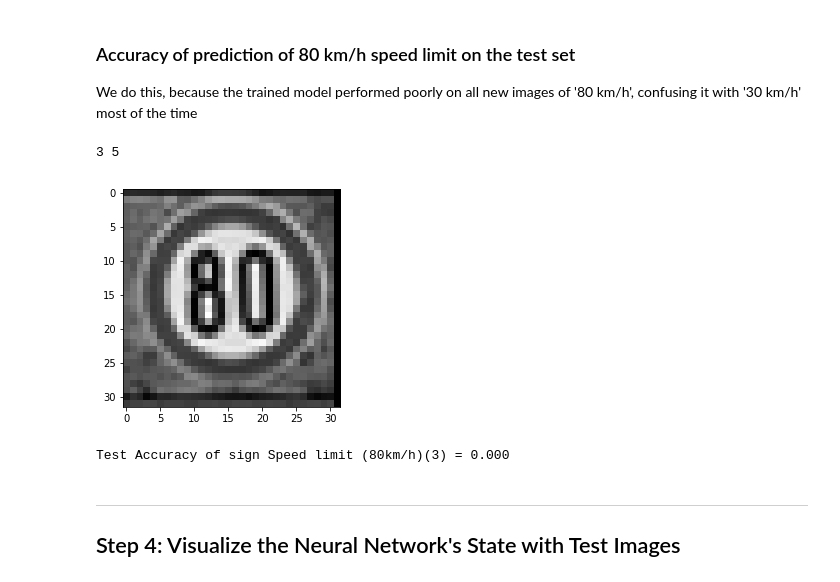
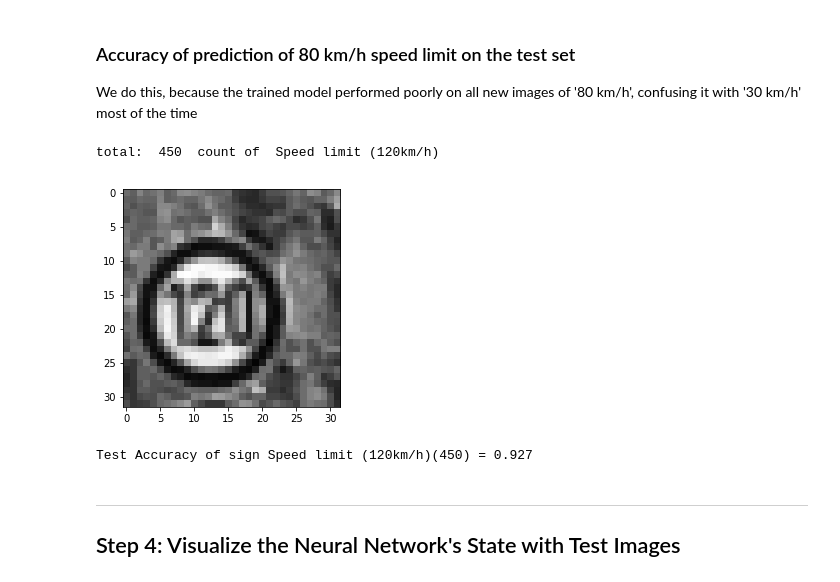
Before and after one commit to khushn/carnd_p2, a Jupyter notebook: Traffic_Sign_Classifier.ipynb, the cells around one changed output. Saved outputs shown, nothing was run; the diff lists cells and outputs as text; code cells hidden in the pictures.

Commit message:
New images part updated.

```diff
--- a/Traffic_Sign_Classifier.ipynb
+++ b/Traffic_Sign_Classifier.ipynb
@@ -466,11 +466,11 @@ def read_all_images(img_files, plot=False):
     return new_img_arr
 
 #images got from the web
-new_images=['3_5_ton.jpg', 'children.jpg', 'no_entry.jpg', 'sl_70.jpg', 'sl_80.jpg', 'sl_100.jpg', 'sl_80_2.jpg',
+new_images=['sl_80_from_test.jpg', '3_5_ton.jpg', 'children.jpg', 'no_entry.jpg', 'sl_70.jpg', 'sl_120.jpg', 'sl_100.jpg', 'sl_80_2.jpg',
             'stop.jpg', 'wild_animals.jpg', 'pedestrians.jpg', 'priority.jpg', 'sl_80_4.jpg']
 
 #their y values
-y_new_images=[10, 28, 17, 4, 5, 7, 5,
+y_new_images=[5, 10, 28, 17, 4, 8, 7, 5,
              14, 31, 27, 12, 5]
 
-rd_imgs=read_all_images(new_images, True)
+rd_imgs=read_all_images(new_images, False)
@@ -607,38 +594,41 @@ We do this, because the trained model performed poorly on all new images of '80
 # %%
 def extract_images_of_type(sign_id, x_arr, y_arr):
     filtered_x=[]
     filtered_y=[]
     for i, v in enumerate(y_arr):
         if v==sign_id:
             filtered_x.append(x_arr[i])
             filtered_y.append(y_arr[i])
     return filtered_x, filtered_y
 
 #agg_acc=0.
 #sumn=0.
+#sl 80
 filter_id=5
+#sl 120
+filter_id=8
 sign_name = sign_dict[filter_id]
 #print('filtering sign: ', sign_name)
-x_filter, y_filter=extract_images_of_type(filter_id, rd_imgs, y_new_images)
+x_filter, y_filter=extract_images_of_type(filter_id, X_test, y_test)
 n = len(x_filter)
-print(n, y_filter[1])
+print('total: ', n, ' count of ', sign_dict[y_filter[1]])
 
 plot_img(x_filter[1])
 
 with tf.Session() as sess:
     saver.restore(sess, tf.train.latest_checkpoint('.'))
 
     test_accuracy = evaluate(x_filter, y_filter)
     #agg_acc+=n*test_accuracy
     #sumn+=n
     print("Test Accuracy of sign "+ sign_name + "(" + str(n) + ") = {:.3f}".format(test_accuracy))
 
 #agg_acc/=sumn
 #print('Overall accuracy: ', agg_acc)
 # %% [output]
-3 5
+total:  450  count of  Speed limit (120km/h)
-[figure, old version]
+[figure, new version]
-Test Accuracy of sign Speed limit (80km/h)(3) = 0.000
+Test Accuracy of sign Speed limit (120km/h)(450) = 0.927
 # %% [markdown]
 ---
 
```
Also changed, not shown: parts of 8 cells of this notebook, 3 other files.
